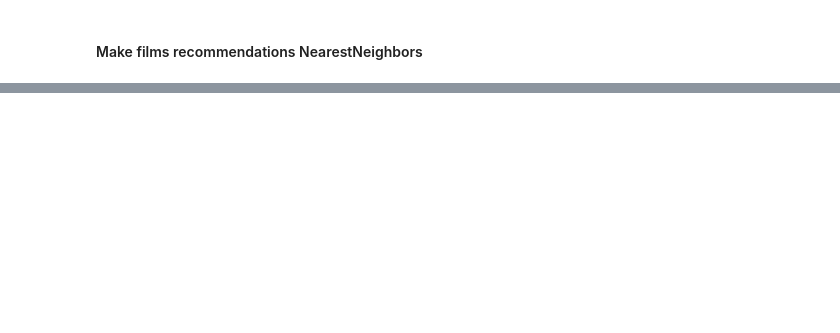
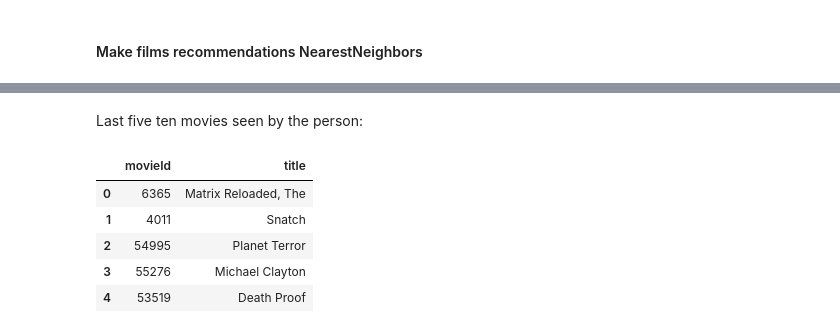
Before and after one commit to NavasFrancisco/MoviesRecommender, a Jupyter notebook: MoviesRecommender.ipynb, the cells around one changed output, grey strips where cells are left out. Cells and saved outputs as stored; diff of their text form; code cells hidden in the pictures; blank space fills up the shorter version.

```diff
--- a/MoviesRecommender.ipynb
+++ b/MoviesRecommender.ipynb
@@ -675,5 +653,0 @@ Last five ten movies seen by the person:
-# %%
-def last_movies_seen(df, top):
-    list_seen = df.sort_values(by='dates', ascending=False).head(5).title.values
-
-    return list_seen
@@ -1180,0 +1085,17 @@ Top recommendations for iron man:
+# %% [markdown]
+Last five ten movies seen by the person:
+# %%
+def last_movies_seen(df, top):
+    list_seen = df.sort_values(by='dates', ascending=False).head(top)[['movieId','title']]
+
+    return list_seen.reset_index(drop = True)
+# %%
+last_5_movies_seen_111 = last_movies_seen(df111, 5)
+last_5_movies_seen_111
+# %% [output]
+|  | movieId | title |
+| 0 | 6365 | Matrix Reloaded, The |
+| 1 | 4011 | Snatch |
+| 2 | 54995 | Planet Terror |
+| 3 | 55276 | Michael Clayton |
+| 4 | 53519 | Death Proof |
```
Also changed, not shown: parts of 42 cells of this notebook.
